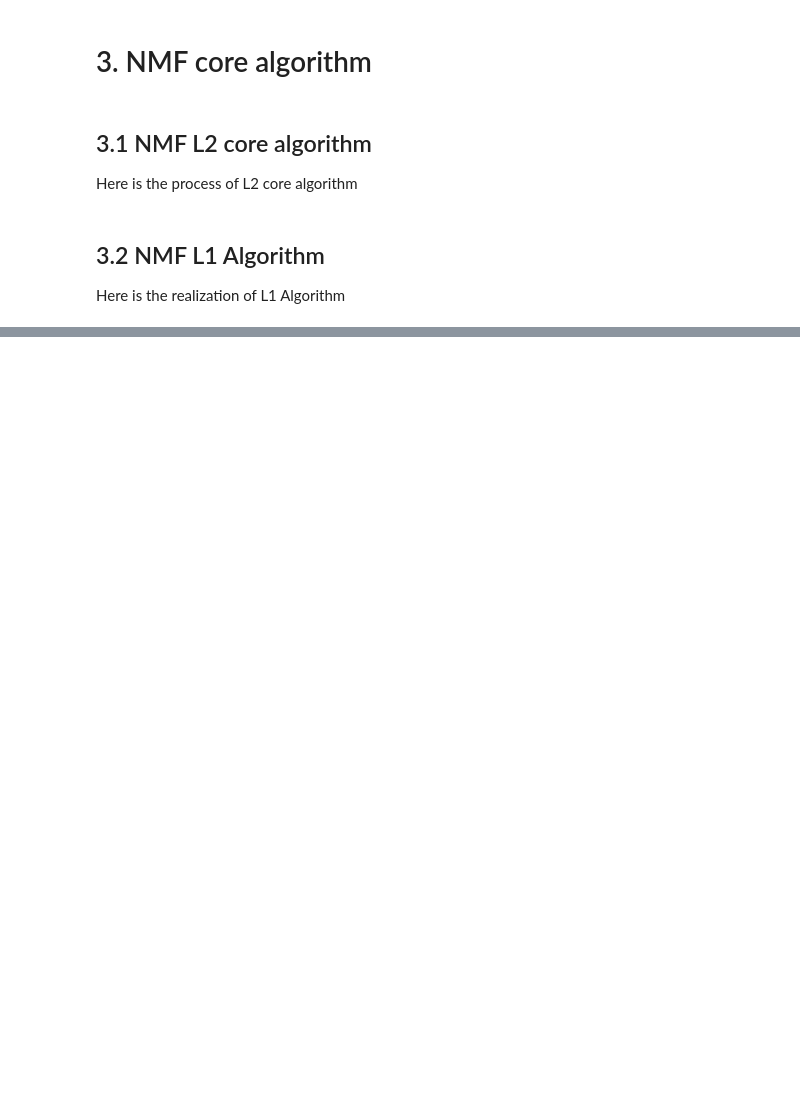
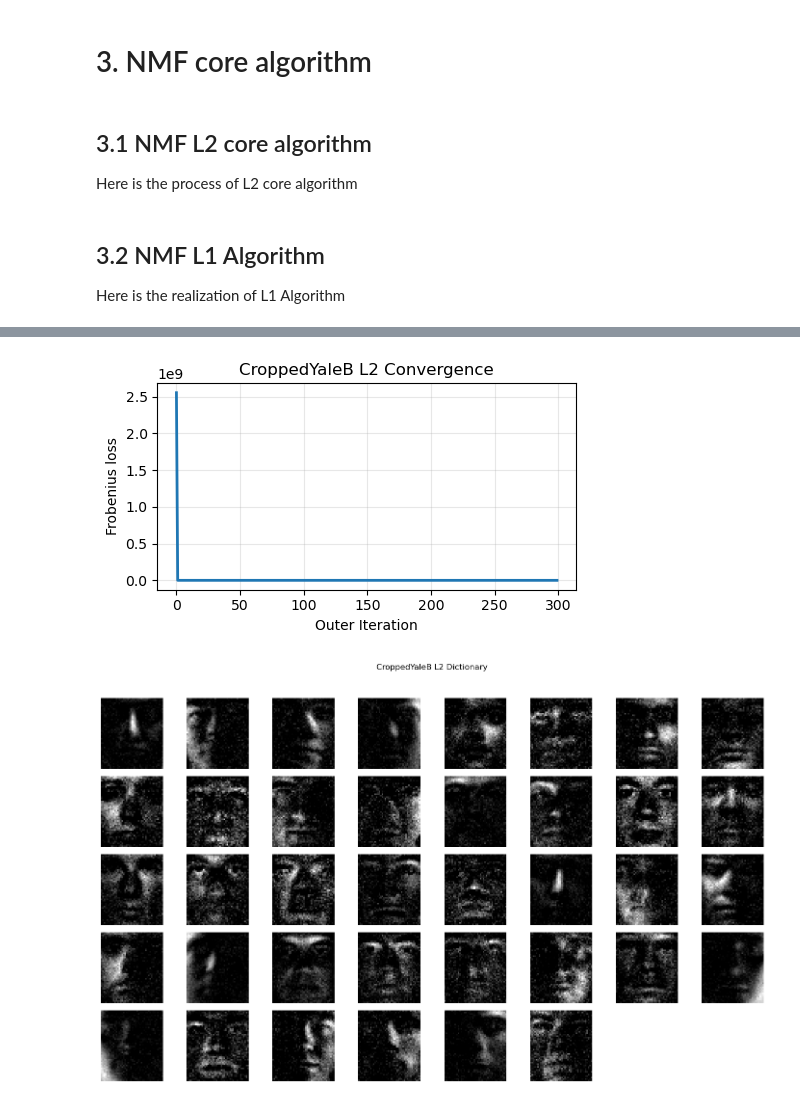
Before and after one commit to Loki4099/COMP5328, a Jupyter notebook: assignment1.ipynb, the cells around one changed output, grey strips where cells are left out. Saved outputs shown, nothing was run; the diff lists cells and outputs as text; code cells hidden in the pictures; blank space fills up the shorter version.

```diff
--- a/assignment1.ipynb
+++ b/assignment1.ipynb
@@ -427,0 +777,6 @@ except Exception as e:
+# %%
+# CroppedYaleB - L2
+demo_once(dataset="CroppedYaleB", algo="L2", p=0.2, r=0.5, seed=0, show_k=6)
+# %% [output]
+[figure, added]
+[figure, added]
```
Also changed, not shown: parts of 52 cells of this notebook.
